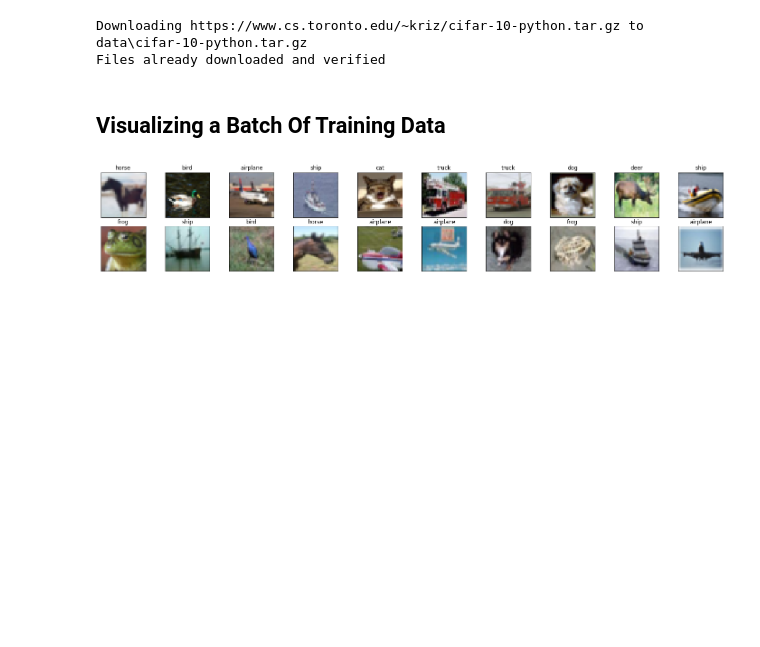
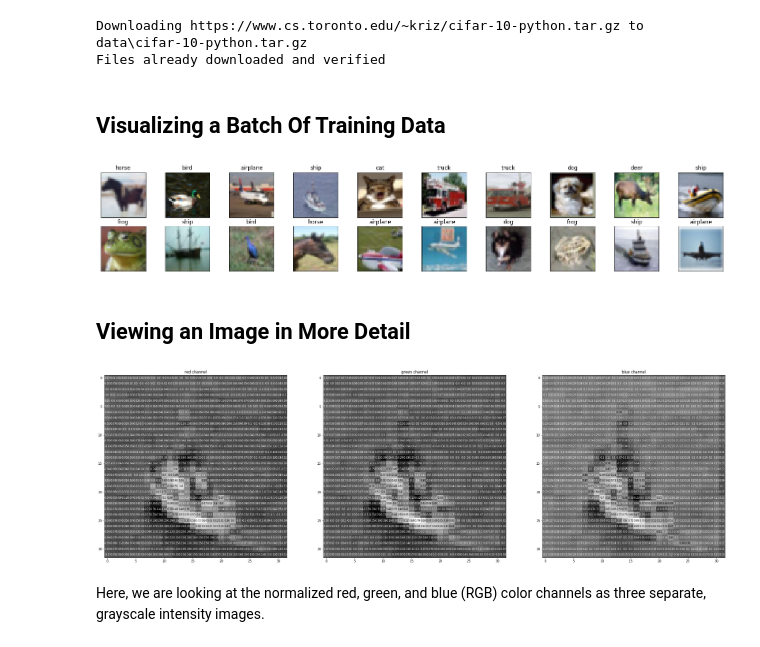
Before and after one commit to geekquad/CIFAR-10, a Jupyter notebook: cifar- 10.ipynb, the cells around one changed output. Drawn from its saved outputs; the diff is of its cells as text; code cells hidden in the pictures; blank space fills up the shorter version.

```diff
--- a/cifar- 10.ipynb
+++ b/cifar- 10.ipynb
@@ -65,3 +65,28 @@ for idx in np.arange(20):
     ax.set_title(classes[labels[idx]])
 # %% [output]
 [figure]
+# %% [markdown]
+## Viewing an Image in More Detail
+# %%
+rgb_img = np.squeeze(images[3])
+channels = ['red channel', 'green channel', 'blue channel']
+
+fig = plt.figure(figsize = (36, 36))
+for idx in np.arange(rgb_img.shape[0]):
+    ax = fig.add_subplot(1,3, idx+1)
+    img = rgb_img[idx]
+    ax.imshow(img, cmap = 'gray')
+    ax.set_title(channels[idx])
+    width, height = img.shape
+    thresh = img.max()/2.5
+    for x in range(width):
+        for y in range (height):
+            val = round(img[x][y], 2) if img[x][y] != 0 else 0
+            ax.annotate(str(val), xy=(y,x),
+                        horizontalalignment = 'center',
+                        verticalalignment = 'center', size = 8,
+                       color = 'white' if img[x][y]<thresh else 'black')
+# %% [output]
+[figure, added]
+# %% [markdown]
+Here, we are looking at the normalized red, green, and blue (RGB) color channels as three separate, grayscale intensity images.
```
